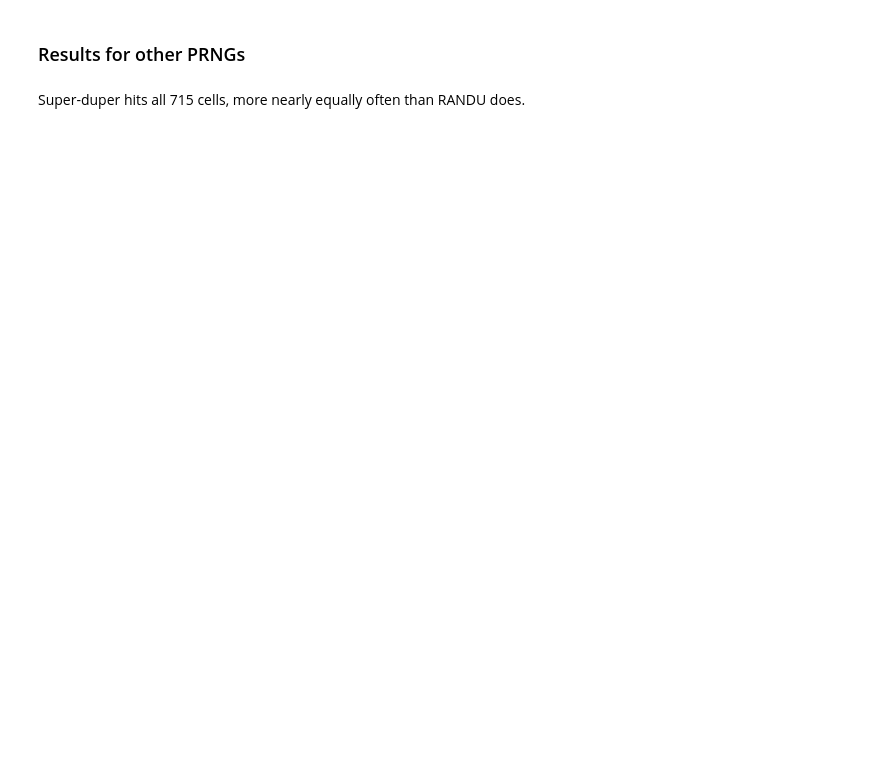
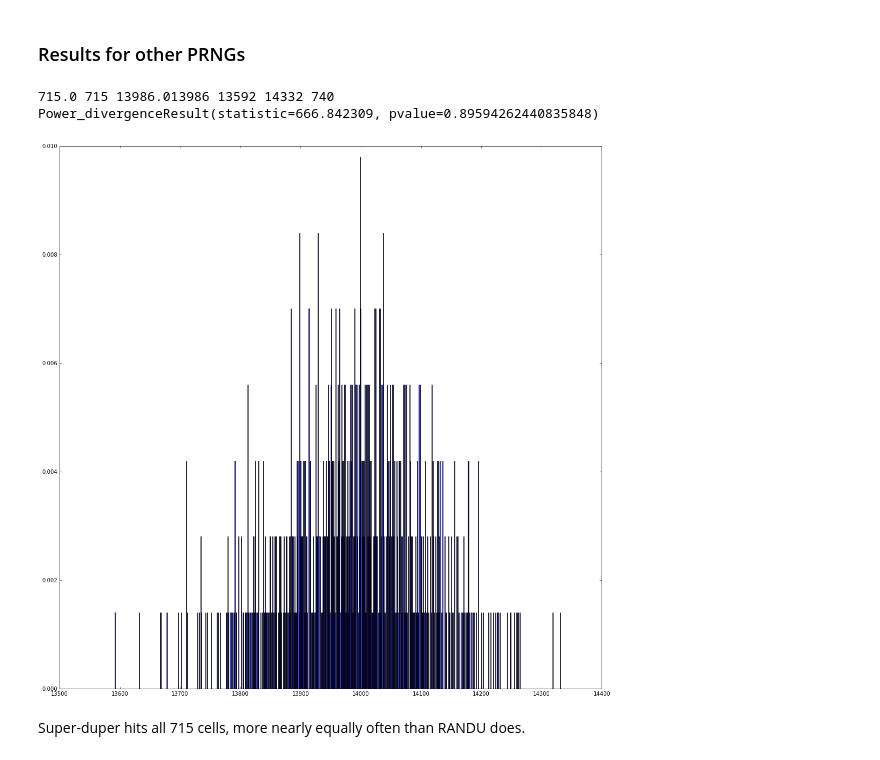
Before and after one commit to pbstark/pseudorandom, a Jupyter notebook: sample_counter.ipynb, the cells around one changed output. Drawn from its saved outputs; the diff is of its cells as text; code cells hidden in the pictures; blank space fills up the shorter version.

```diff
--- a/sample_counter.ipynb
+++ b/sample_counter.ipynb
@@ -976,13 +1106,17 @@ for i in xrange(reps):
 # %%
 maxct = np.amax(uniqueSamples.values())
 minct = np.amin(uniqueSamples.values())
 vals = sp.special.binom(n,k)
 obsVals = len(uniqueSamples)
 eCt = reps/vals
 print vals, obsVals, eCt, minct, maxct, maxct-minct
 print sp.stats.chisquare(uniqueSamples.values(), axis=None)
 ns, bins, patches = plt.hist(uniqueSamples.values(), maxct-minct+1, normed=1, facecolor='blue', alpha=0.75)
-plt.rcParams['figure.figsize'] = (20.0, 20.0)
+plt.rcParams['figure.figsize'] = (18.0, 18.0)
+# %% [output]
+715.0 715 13986.013986 13592 14332 740
+Power_divergenceResult(statistic=666.842309, pvalue=0.89594262440835848)
+[figure, added]
 # %% [markdown]
 Super-duper hits all 715 cells, more nearly equally often than RANDU does.
 # %%
```
Also changed, not shown: parts of 96 cells of this notebook.
